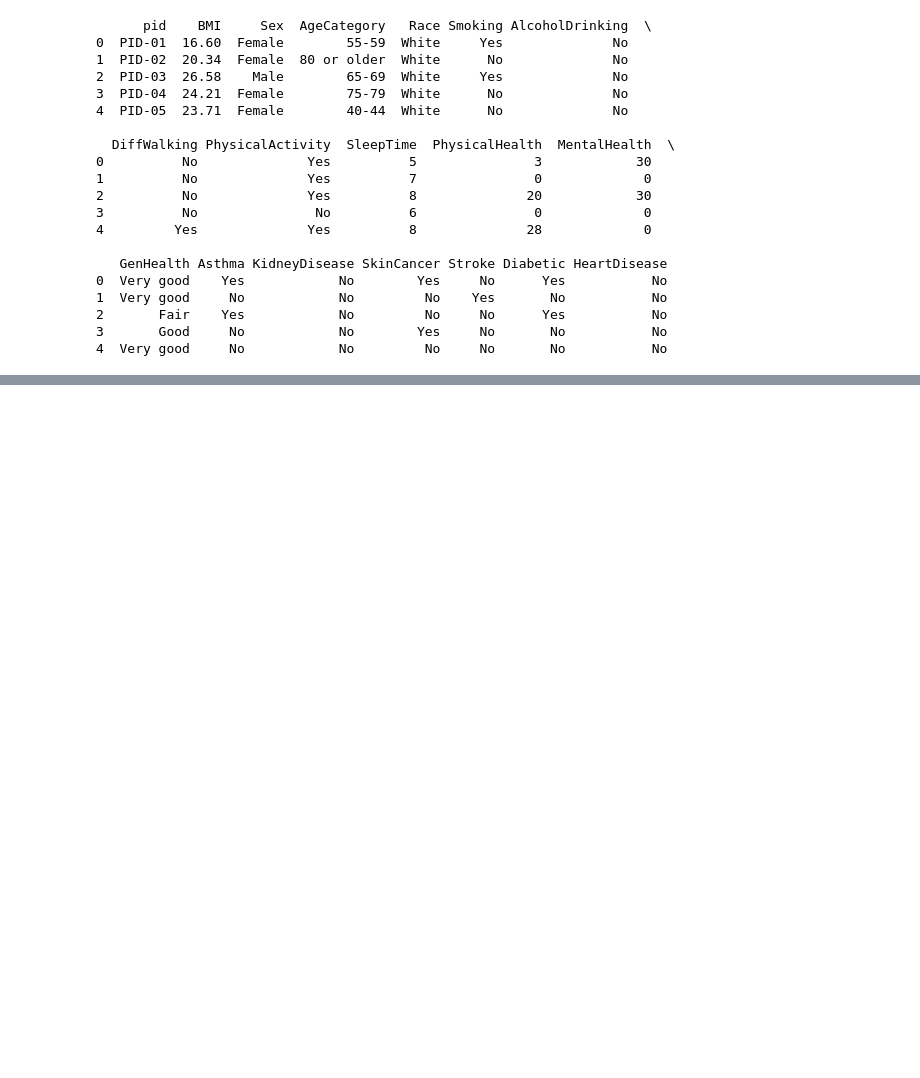
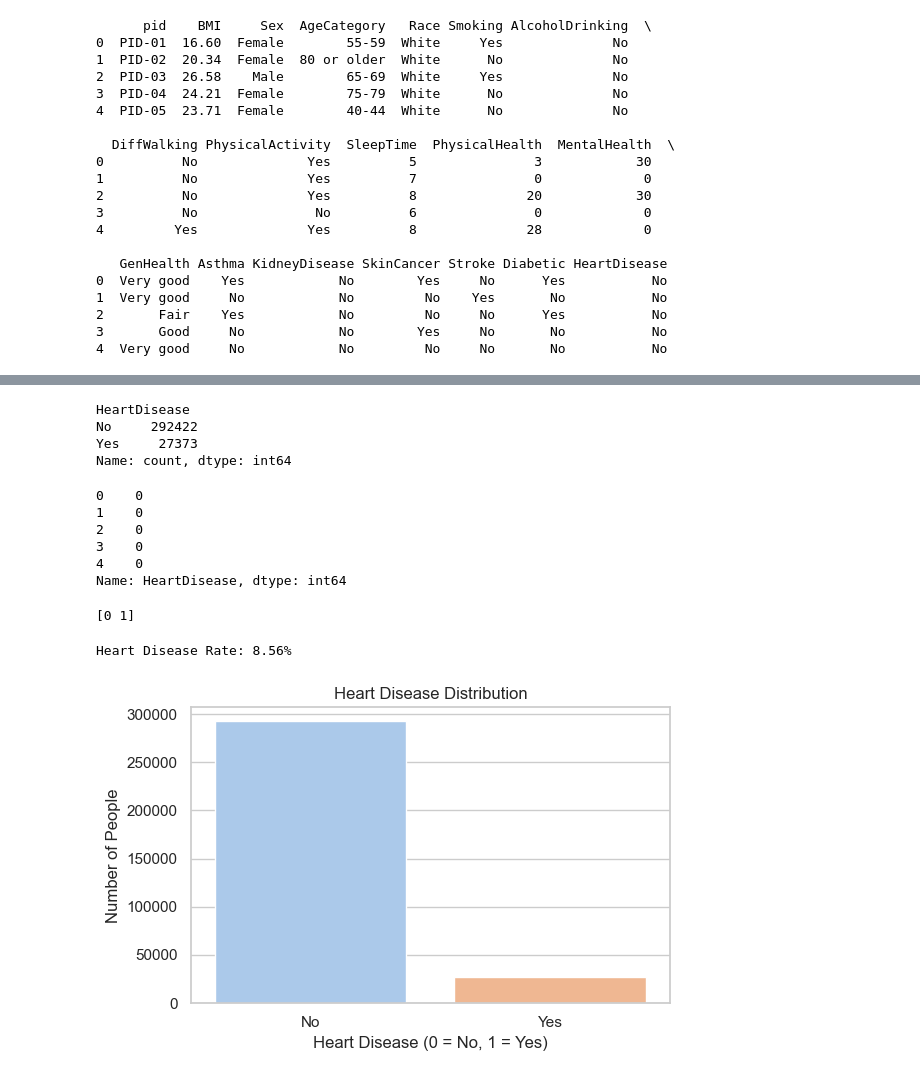
Before and after one commit to kochezz/heart-disease-prediction-BLR, a Jupyter notebook: notebooks/01_EDA.ipynb, the cells around one changed output, grey strips where cells are left out. Drawn from its saved outputs; the diff is of its cells as text; code cells hidden in the pictures; blank space fills up the shorter version.

```diff
--- a/notebooks/01_EDA.ipynb
+++ b/notebooks/01_EDA.ipynb
@@ -273,0 +364,48 @@ print(master_data.head())
+# %%
+# Preview structure to reveal how many people have (1) and do not have (0) heart disease.
+
+print(master_data['HeartDisease'].value_counts())
+# %% [output]
+HeartDisease
+No     292422
+Yes     27373
+Name: count, dtype: int64
+# %%
+# Recode "HeartDisease" as binary
+# Convert "Yes"/"No" to 1/0
+master_data["HeartDisease"] = master_data["HeartDisease"].map({"Yes": 1, "No": 0})
+# %%
+print(master_data["HeartDisease"].head())
+# %% [output]
+0    0
+1    0
+2    0
+3    0
+4    0
+Name: HeartDisease, dtype: int64
+# %%
+print(master_data["HeartDisease"].unique())
+# %% [output]
+[0 1]
+# %%
+total = len(master_data)
+heart_disease_count = master_data["HeartDisease"].sum()
+heart_disease_rate = heart_disease_count / total
+
+print(f"Heart Disease Rate: {heart_disease_rate:.2%}")
+# %% [output]
+Heart Disease Rate: 8.56%
+# %%
+# Countplot
+sns.set(style="whitegrid")
+plt.figure(figsize=(6, 4))
+sns.countplot(x="HeartDisease", data=master_data, palette="pastel")
+
+plt.title("Heart Disease Distribution")
+plt.xlabel("Heart Disease (0 = No, 1 = Yes)")
+plt.ylabel("Number of People")
+plt.xticks([0, 1], ['No', 'Yes'])
+plt.tight_layout()
+plt.show()
+# %% [output]
+[figure, added]
```
Also changed, not shown: parts of 5 cells of this notebook.
